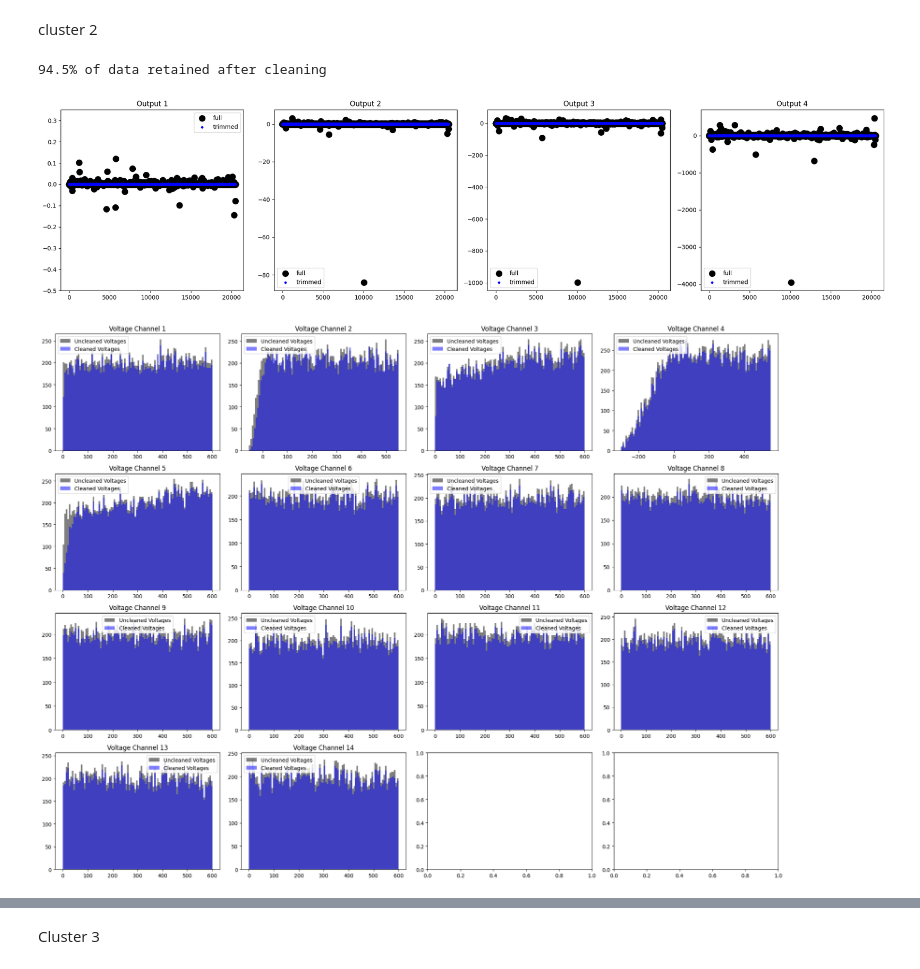
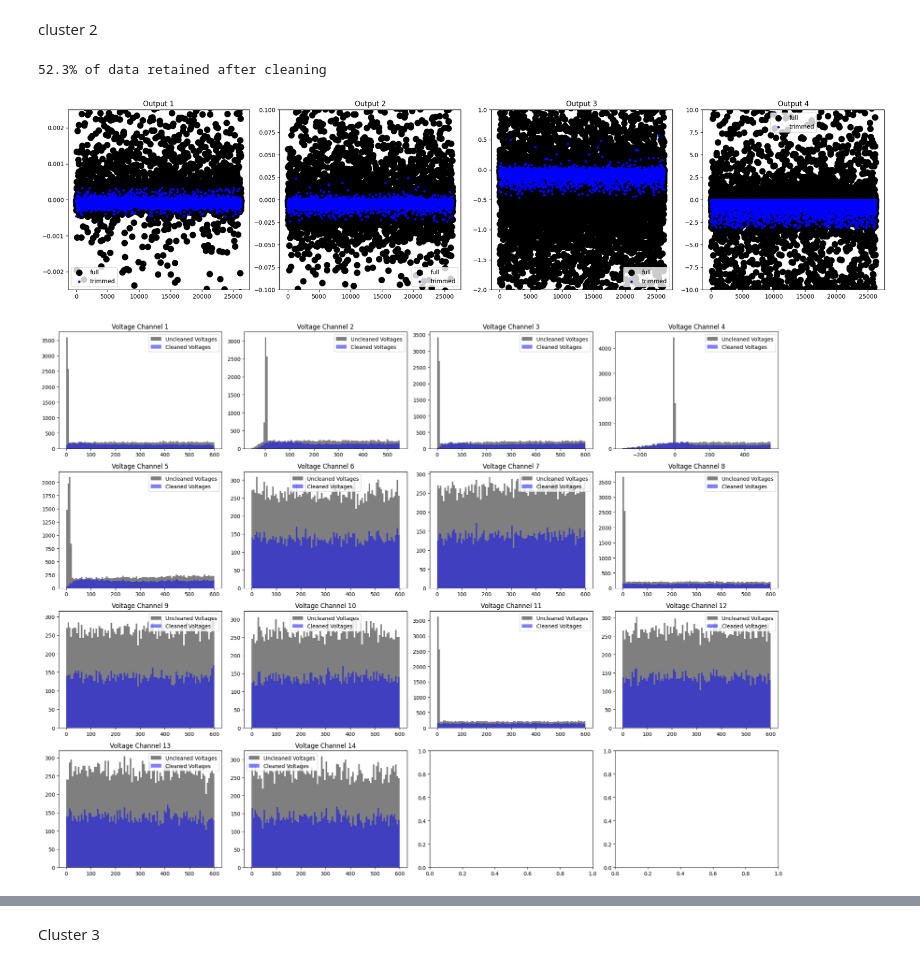
Before and after one commit to larrywu7/electron_optics, a Jupyter notebook: electron_optics_map_seperate_params.ipynb, the cells around one changed output, grey strips where cells are left out. Drawn from its saved outputs; the diff is of its cells as text; code cells hidden in the pictures.

```diff
--- a/electron_optics_map_seperate_params.ipynb
+++ b/electron_optics_map_seperate_params.ipynb
@@ -44,16 +44,21 @@ _,_,all_predictions, all_true_values =plot_inference_comparison(predictor1,n_sam
 # %% [markdown]
 cluster 2
 # %%
-threshold = 0.1
-_,ax,_,_,_,_=trim_scatter(["test_model_data.csv","parallel_test_model_data.csv"], output_values_start=16, output_values_end=19,trim_threshold=threshold,subplot_shape=(1,4),figsize=(20, 5))
+threshold = [10, 10, 10, 1] # Thresholds for each output value
+trim_mode = 'iqr'
+_,ax,_,_,_,_=trim_scatter(["test_model_data.csv","parallel_test_model_data.csv",'outlier_target_model_data.csv'], output_values_start=16, output_values_end=19,trim_threshold=threshold,trim_mode=trim_mode,subplot_shape=(1,4),figsize=(20, 5))
 # ax[0].set_xlim(0, 100)
 
-ax[0].set_ylim(-0.5, 0.35)
-_,_,_,_,fig,ax=trim_hist(['test_model_data.csv','parallel_test_model_data.csv'], output_values_start=16, output_values_end=19,trim_threshold=threshold,subplot_shape=(4,4))
+ax[0].set_ylim(-0.0025, 0.0025)
+ax[1].set_ylim(-0.1, 0.1)
+ax[2].set_ylim(-2, 1)
+ax[3].set_ylim(-10, 10)
+
+_,_,_,_,fig,ax=trim_hist(['test_model_data.csv','parallel_test_model_data.csv','outlier_target_model_data.csv'], output_values_start=16, output_values_end=19,trim_threshold=threshold,trim_mode=trim_mode,subplot_shape=(4,4))
 # %% [output]
-94.5% of data retained after cleaning
+52.3% of data retained after cleaning
-[figure, old version]
+[figure, new version]
-[figure, old version]
+[figure, new version]
 # %%
 
 n_voltages = 14     # Number of voltage parameters
```
Also changed, not shown: parts of 9 cells of this notebook, 6 other files.
